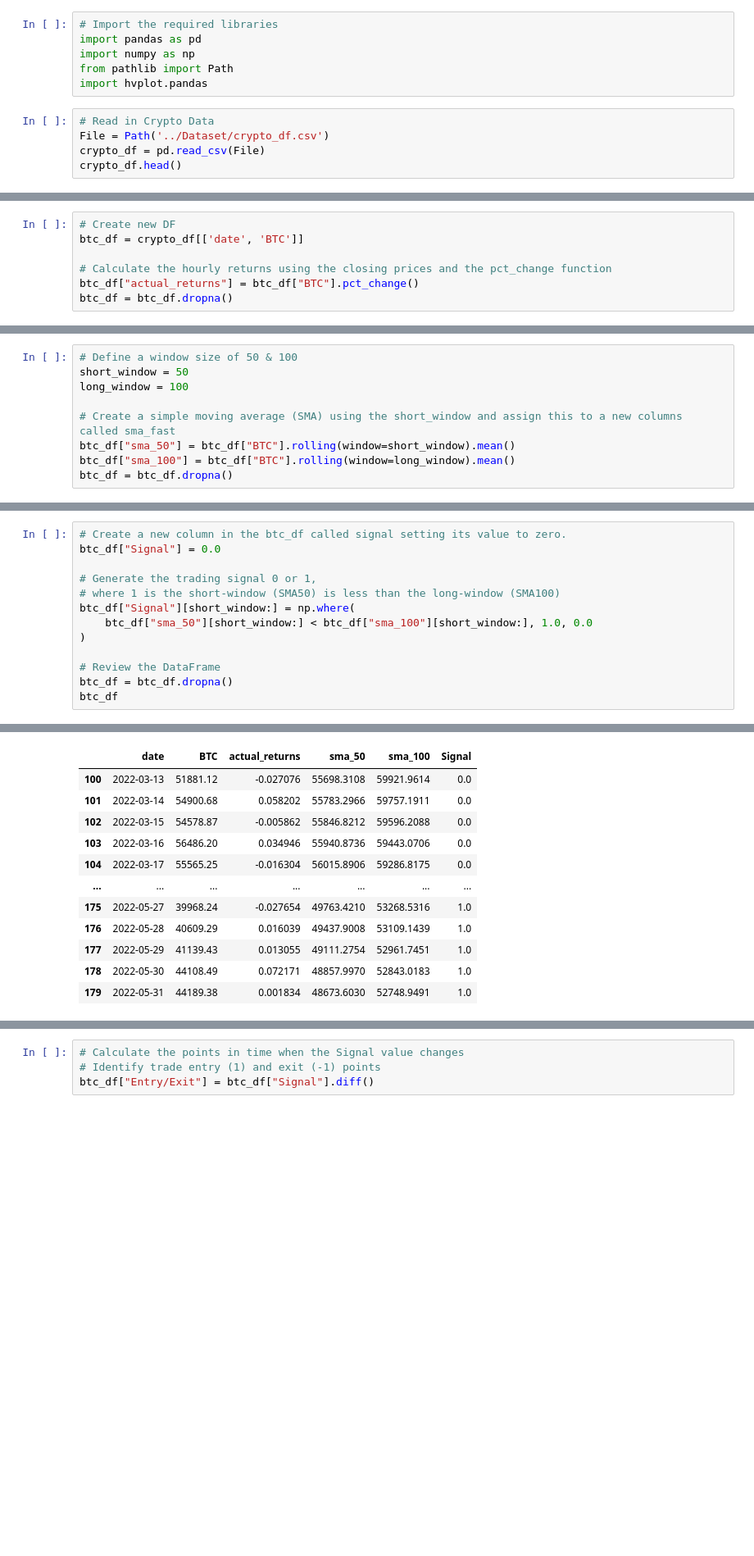
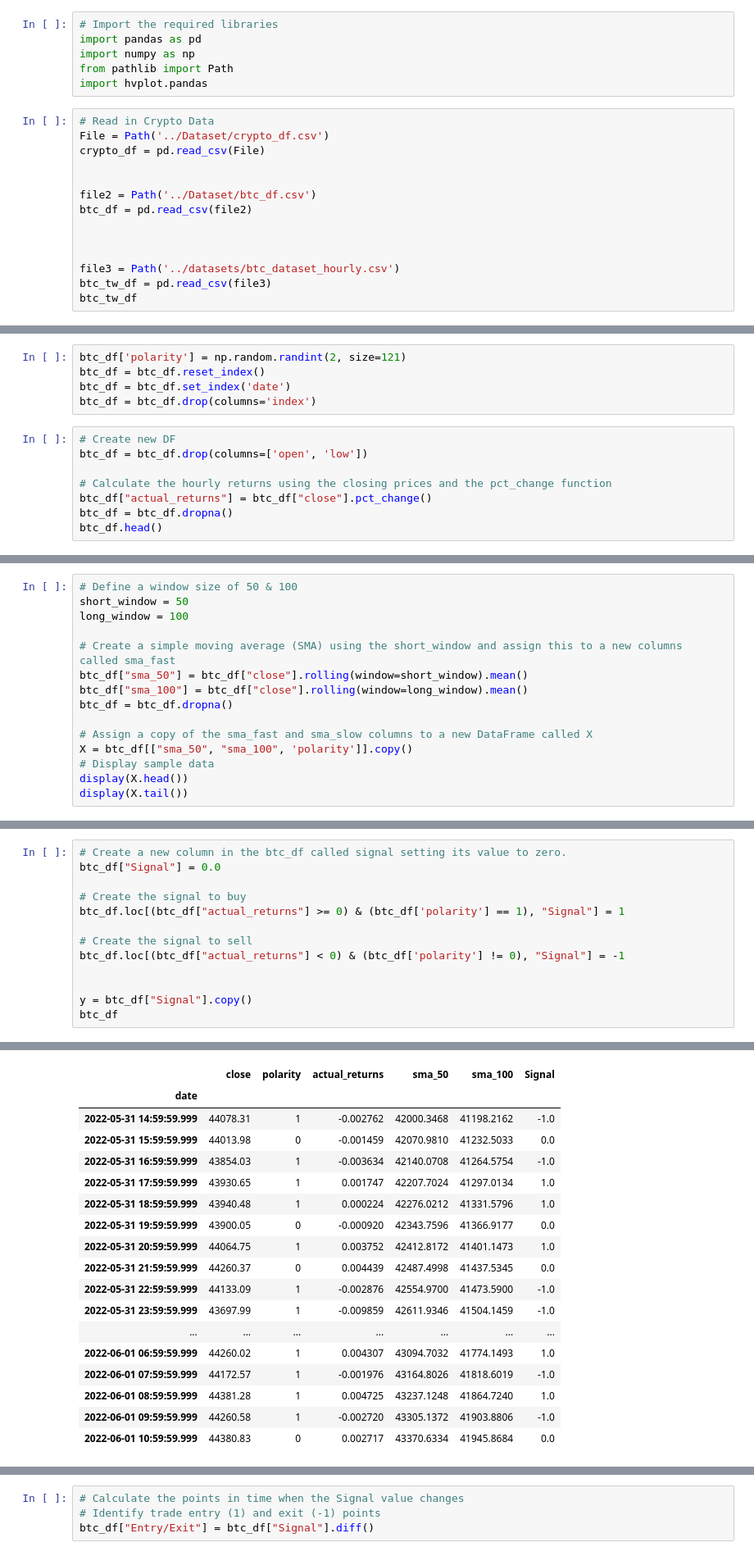
Before and after one commit to SamRoberts995/Project2_ML, a Jupyter notebook: Coding/Crypto_Algo.ipynb, the cells around one changed output, grey strips where cells are left out. Shown: that part at 82% size. Drawn from its saved outputs; the diff is of its cells as text; blank space fills up the shorter version.

Commit message:
Update for SVM Model and to Hourly Data

```diff
--- a/Coding/Crypto_Algo.ipynb
+++ b/Coding/Crypto_Algo.ipynb
@@ -8,5 +8,14 @@ import hvplot.pandas
 # Read in Crypto Data
 File = Path('../Dataset/crypto_df.csv')
 crypto_df = pd.read_csv(File)
-crypto_df.head()
+
+
+file2 = Path('../Dataset/btc_df.csv')
+btc_df = pd.read_csv(file2)
+
+
+
+file3 = Path('../datasets/btc_dataset_hourly.csv')
+btc_tw_df = pd.read_csv(file3)
+btc_tw_df
 # %% [output]
@@ -19,8 +35,14 @@ crypto_df.head()
+# %%
+btc_df['polarity'] = np.random.randint(2, size=121)
+btc_df = btc_df.reset_index()
+btc_df = btc_df.set_index('date')
+btc_df = btc_df.drop(columns='index')
 # %%
 # Create new DF
-btc_df = crypto_df[['date', 'BTC']]
+btc_df = btc_df.drop(columns=['open', 'low'])
 
 # Calculate the hourly returns using the closing prices and the pct_change function
-btc_df["actual_returns"] = btc_df["BTC"].pct_change()
+btc_df["actual_returns"] = btc_df["close"].pct_change()
 btc_df = btc_df.dropna()
+btc_df.head()
 # %% [output]
@@ -35,7 +59,13 @@ short_window = 50
 long_window = 100
 
 # Create a simple moving average (SMA) using the short_window and assign this to a new columns called sma_fast
-btc_df["sma_50"] = btc_df["BTC"].rolling(window=short_window).mean()
-btc_df["sma_100"] = btc_df["BTC"].rolling(window=long_window).mean()
+btc_df["sma_50"] = btc_df["close"].rolling(window=short_window).mean()
+btc_df["sma_100"] = btc_df["close"].rolling(window=long_window).mean()
 btc_df = btc_df.dropna()
+
+# Assign a copy of the sma_fast and sma_slow columns to a new DataFrame called X
+X = btc_df[["sma_50", "sma_100", 'polarity']].copy()
+# Display sample data
+display(X.head())
+display(X.tail())
 # %% [output]
@@ -53,13 +87,13 @@ See the caveats in the documentation: https://pandas.pydata.org/pandas-docs/stab
 # Create a new column in the btc_df called signal setting its value to zero.
 btc_df["Signal"] = 0.0
 
-# Generate the trading signal 0 or 1,
-# where 1 is the short-window (SMA50) is less than the long-window (SMA100)
-btc_df["Signal"][short_window:] = np.where(
-    btc_df["sma_50"][short_window:] < btc_df["sma_100"][short_window:], 1.0, 0.0
-)
+# Create the signal to buy
+btc_df.loc[(btc_df["actual_returns"] >= 0) & (btc_df['polarity'] == 1), "Signal"] = 1
 
-# Review the DataFrame
-btc_df = btc_df.dropna()
+# Create the signal to sell
+btc_df.loc[(btc_df["actual_returns"] < 0) & (btc_df['polarity'] != 0), "Signal"] = -1
+
+
+y = btc_df["Signal"].copy()
 btc_df
 # %% [output]
@@ -71,12 +100,18 @@ See the caveats in the documentation: https://pandas.pydata.org/pandas-docs/stab
-|  | date | BTC | actual_returns | sma_50 | sma_100 | Signal |
-| 100 | 2022-03-13 | 51881.12 | -0.027076 | 55698.3108 | 59921.9614 | 0.0 |
-| 101 | 2022-03-14 | 54900.68 | 0.058202 | 55783.2966 | 59757.1911 | 0.0 |
-| 102 | 2022-03-15 | 54578.87 | -0.005862 | 55846.8212 | 59596.2088 | 0.0 |
-| 103 | 2022-03-16 | 56486.20 | 0.034946 | 55940.8736 | 59443.0706 | 0.0 |
-| 104 | 2022-03-17 | 55565.25 | -0.016304 | 56015.8906 | 59286.8175 | 0.0 |
+|  | close | polarity | actual_returns | sma_50 | sma_100 | Signal |
+| date |  |  |  |  |  |  |
+| 2022-05-31 14:59:59.999 | 44078.31 | 1 | -0.002762 | 42000.3468 | 41198.2162 | -1.0 |
+| 2022-05-31 15:59:59.999 | 44013.98 | 0 | -0.001459 | 42070.9810 | 41232.5033 | 0.0 |
+| 2022-05-31 16:59:59.999 | 43854.03 | 1 | -0.003634 | 42140.0708 | 41264.5754 | -1.0 |
+| 2022-05-31 17:59:59.999 | 43930.65 | 1 | 0.001747 | 42207.7024 | 41297.0134 | 1.0 |
+| 2022-05-31 18:59:59.999 | 43940.48 | 1 | 0.000224 | 42276.0212 | 41331.5796 | 1.0 |
+| 2022-05-31 19:59:59.999 | 43900.05 | 0 | -0.000920 | 42343.7596 | 41366.9177 | 0.0 |
+| 2022-05-31 20:59:59.999 | 44064.75 | 1 | 0.003752 | 42412.8172 | 41401.1473 | 1.0 |
+| 2022-05-31 21:59:59.999 | 44260.37 | 0 | 0.004439 | 42487.4998 | 41437.5345 | 0.0 |
+| 2022-05-31 22:59:59.999 | 44133.09 | 1 | -0.002876 | 42554.9700 | 41473.5900 | -1.0 |
+| 2022-05-31 23:59:59.999 | 43697.99 | 1 | -0.009859 | 42611.9346 | 41504.1459 | -1.0 |
 | ... | ... | ... | ... | ... | ... | ... |
-| 175 | 2022-05-27 | 39968.24 | -0.027654 | 49763.4210 | 53268.5316 | 1.0 |
-| 176 | 2022-05-28 | 40609.29 | 0.016039 | 49437.9008 | 53109.1439 | 1.0 |
-| 177 | 2022-05-29 | 41139.43 | 0.013055 | 49111.2754 | 52961.7451 | 1.0 |
-| 178 | 2022-05-30 | 44108.49 | 0.072171 | 48857.9970 | 52843.0183 | 1.0 |
-| 179 | 2022-05-31 | 44189.38 | 0.001834 | 48673.6030 | 52748.9491 | 1.0 |
+| 2022-06-01 06:59:59.999 | 44260.02 | 1 | 0.004307 | 43094.7032 | 41774.1493 | 1.0 |
+| 2022-06-01 07:59:59.999 | 44172.57 | 1 | -0.001976 | 43164.8026 | 41818.6019 | -1.0 |
+| 2022-06-01 08:59:59.999 | 44381.28 | 1 | 0.004725 | 43237.1248 | 41864.7240 | 1.0 |
+| 2022-06-01 09:59:59.999 | 44260.58 | 1 | -0.002720 | 43305.1372 | 41903.8806 | -1.0 |
+| 2022-06-01 10:59:59.999 | 44380.83 | 0 | 0.002717 | 43370.6334 | 41945.8684 | 0.0 |
```
Also changed, not shown: parts of 16 cells of this notebook, 1 other file.
